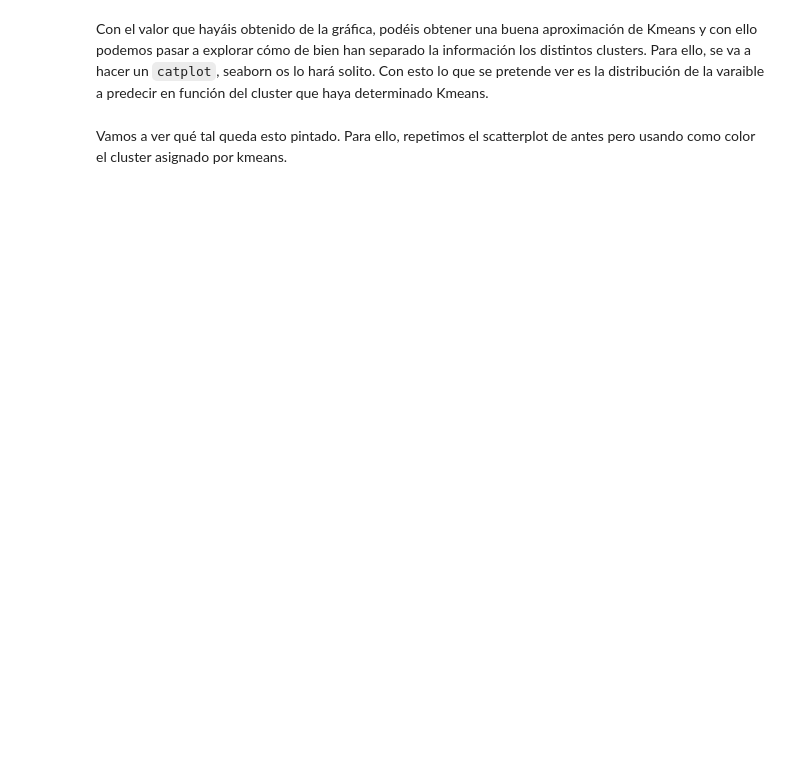
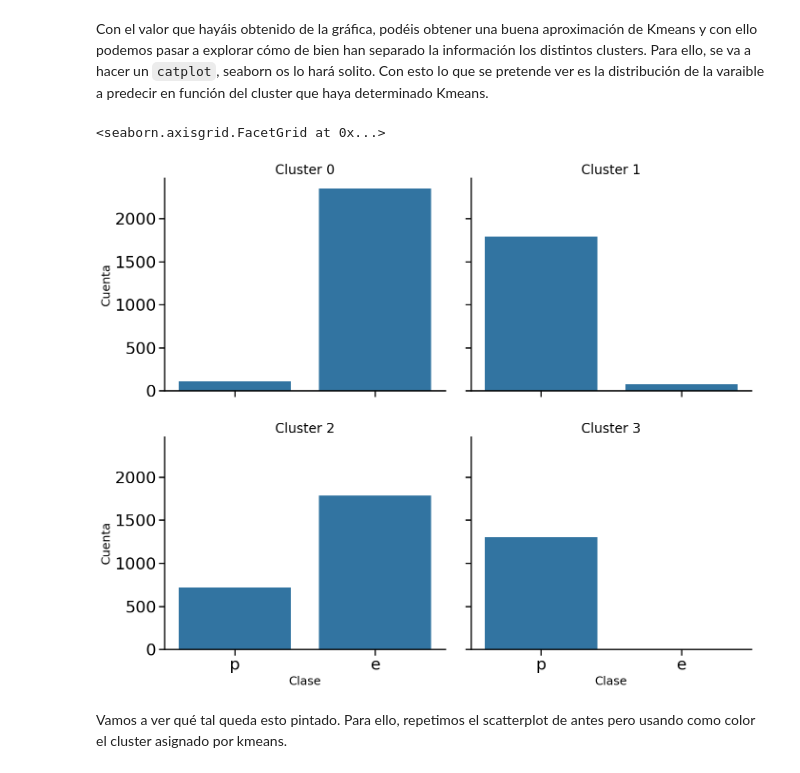
Before and after one commit to Yael-Parra/Project-VIII-Non-Supervised-ML, a Jupyter notebook: workshop-clustering-pca-final.ipynb, the cells around one changed output. Saved outputs shown, nothing was run; the diff lists cells and outputs as text; code cells hidden in the pictures; blank space fills up the shorter version.

```diff
--- a/workshop-clustering-pca-final.ipynb
+++ b/workshop-clustering-pca-final.ipynb
@@ -1041,2 +1120,26 @@ ax = sns.catplot(col=, x=, data=, kind='count',col_wrap=4)
+# %%
+import seaborn as sns
+
+# Cambia el número de clusters a 4 si quieres seguir el método del codo
+kmeans = KMeans(n_clusters=4, random_state=42)
+kmeans.fit(X_encoded)
+df_cleaned['cluster'] = kmeans.labels_
+
+# Ajusta el contexto para aumentar la fuente
+sns.set_context("talk", font_scale=1.5)
+
+# Dibuja el catplot con mayor tamaño de figura
+ax = sns.catplot(
+    col='cluster', x='class', data=df_cleaned, kind='count', col_wrap=2,
+    height=6, aspect=1.2
+)
+
+# Opcional: Ajusta los títulos de cada subgráfica
+ax.set_titles("Cluster {col_name}", size=20)
+ax.set_xlabels("Clase", size=18)
+ax.set_ylabels("Cuenta", size=18)
+# %% [output]
+<seaborn.axisgrid.FacetGrid at 0x...>
+[figure, added]
 # %% [markdown]
 Vamos a ver qué tal queda esto pintado. Para ello, repetimos el scatterplot de antes pero usando como color el cluster asignado por kmeans.
```
Also changed, not shown: parts of 17 cells of this notebook, 2 other files.
